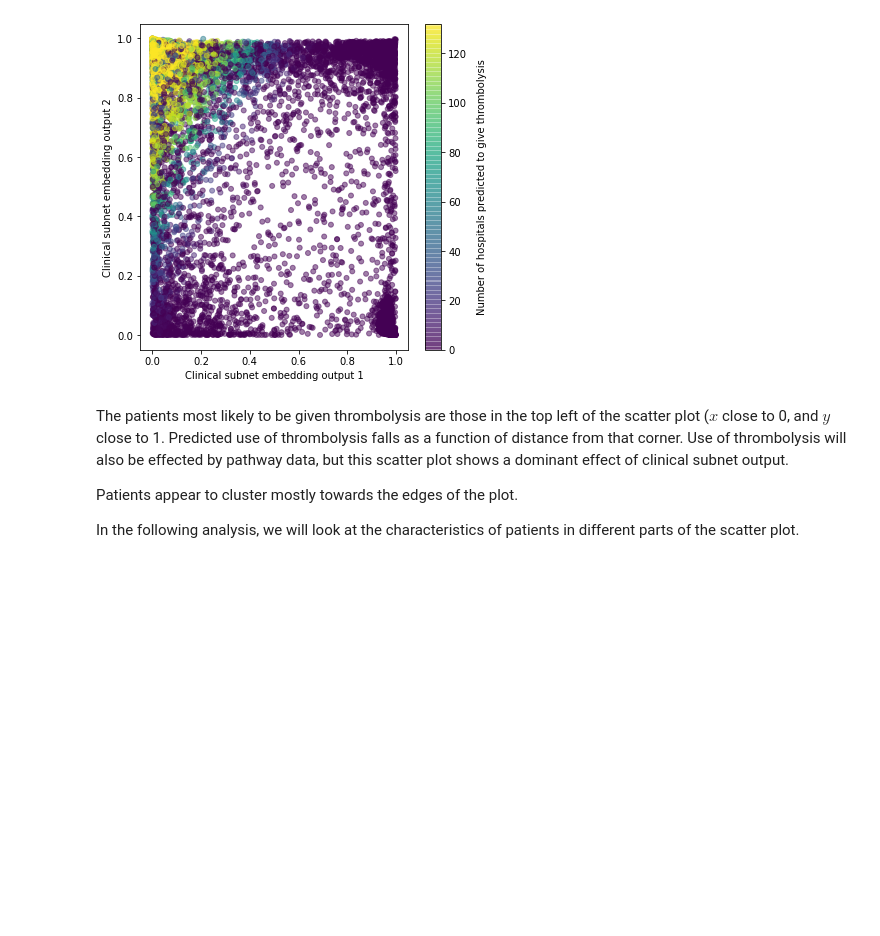
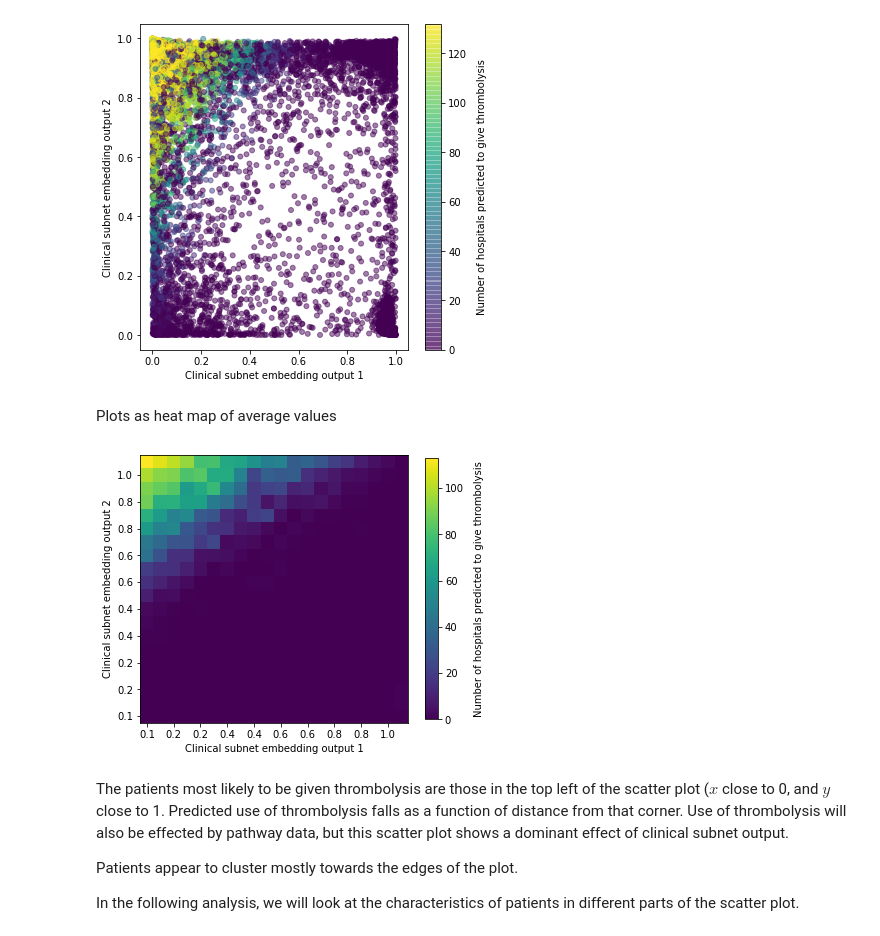
Before and after one commit to samuel-book/samuel-1, a Jupyter notebook: _sources/neural_net/005b_analyse_10k_2d_modular.ipynb, the cells around one changed output. Saved outputs shown, nothing was run; the diff lists cells and outputs as text; code cells hidden in the pictures; blank space fills up the shorter version.

```diff
--- a/_sources/neural_net/005b_analyse_10k_2d_modular.ipynb
+++ b/_sources/neural_net/005b_analyse_10k_2d_modular.ipynb
@@ -360,3 +360,5 @@ plt.savefig('./output/clinical_subnet_scatter.jpg', dpi=300)
 plt.show()
 # %% [output]
 [figure]
+# %% [markdown]
+Plots as heat map of average values
@@ -363,3 +418,10 @@ plt.show()
+# %%
+plot_mean_values(
+    all_test, 'patient_encode_x', 'patient_encode_y', 'num_hosp_thrombolysing',
+    'Clinical subnet embedding output 1', 'Clinical subnet embedding output 2',
+    'Number of hospitals predicted to give thrombolysis')
+# %% [output]
+[figure, added]
 # %% [markdown]
 The patients most likely to be given thrombolysis are those in the top left of the scatter plot ($x$ close to 0, and $y$ close to 1. Predicted use of thrombolysis falls as a function of distance from that corner. Use of thrombolysis will also be effected by pathway data, but this scatter plot shows a dominant effect of clinical subnet output.
 
```
Also changed, not shown: parts of 1 cell of this notebook, 4 other files.
